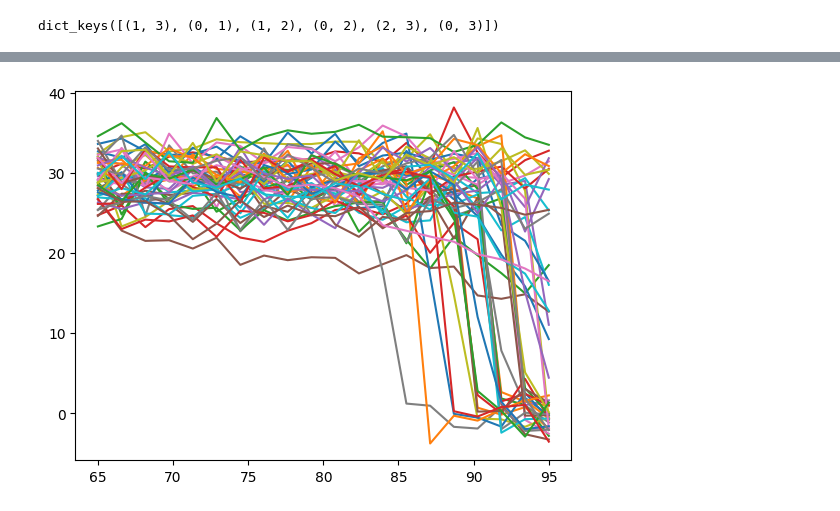
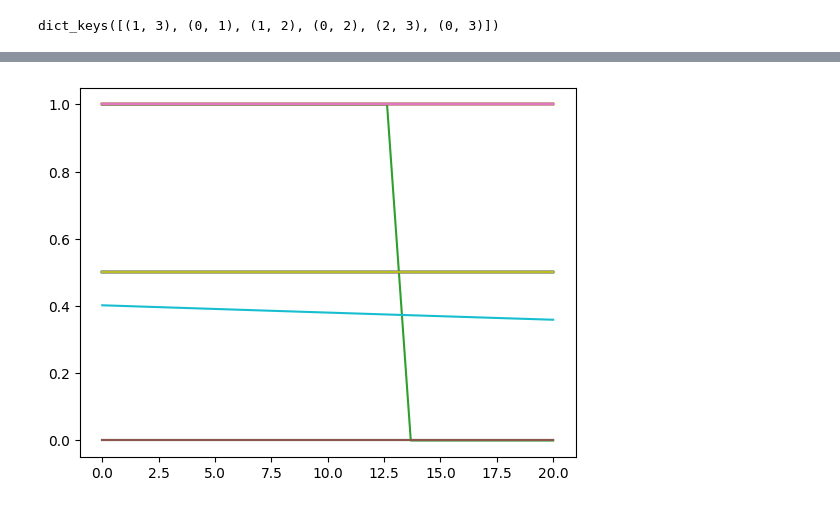
Before and after one commit to felixlaplante/paquid-jmstate, a Jupyter notebook: paquid-test.ipynb, the cells around one changed output, grey strips where cells are left out. Saved outputs shown, nothing was run; the diff lists cells and outputs as text; code cells hidden in the pictures.

```diff
--- a/paquid-test.ipynb
+++ b/paquid-test.ipynb
@@ -60,38 +76,35 @@ for key, value in buckets.items():
     exp_fit = ExponentialFitter().fit(t1 - t0)
     surv_params[key] = torch.tensor(exp_fit.lambda_, dtype=torch.float32)
 # %%
-def log_exp(t1, t0, log_lambda):
-    return log_lambda
+def sigmoid(t, x, psi):
+    b = psi[:, [0]]
+    c = psi[:, [1]]
 
-def sigmoid(t, x, psi):
-    a = psi[:, [0]]
-    b = torch.exp(psi[:, [1]])
-    c = psi[:, [2]]
-
-    res = a * torch.sigmoid(b * (c - t))
+    res = torch.sigmoid(b * (c - t))
     return res[:, :, None]
 
 def link(t, x, psi):
-    a = psi[:, [0]]
-    b = torch.exp(psi[:, [1]])
-    c = psi[:, [2]]
+    b = psi[:, [0]]
+    c = psi[:, [1]]
 
     s = torch.sigmoid(b * (c - t))
 
-    f = a * s
-    fp = -a * b * s * (1.0 - s)
+    f = s
+    fp = -b * s * (1.0 - s)
 
     return torch.stack((f, fp), dim=2)
 
-f = lambda gamma, b: gamma + b
+def f(gamma, b):
+    psi = gamma + b
+    return torch.nn.functional.softplus(psi)
 # %%
 surv = {
-    key: (lambda t0, t1: log_exp(t0, t1, torch.log(surv_params[key])), link)
+    key: (jmstate.base_hazard.exponential(surv_params[key]), link)
     for key in buckets.keys()
 }
 
-init_gamma = torch.tensor([28.0945,  1.7328, 91.8791])
-init_Q_inv = torch.tensor([-0.6639, -0.6833, -1.5302])
+init_gamma = torch.zeros(2)
+init_Q_inv = torch.zeros(3)
 init_R_inv = torch.zeros(1)
 
 init_alphas = {
@@ -106,7 +119,7 @@ init_betas = {
 
 init_params = ModelParams(
     init_gamma,
-    (init_Q_inv, "diag"),
+    (init_Q_inv, "full"),
     (init_R_inv, "ball"),
     init_alphas,
     init_betas
@@ -130,7 +143,7 @@ data = ModelData(
 # %%
 history = []
 callback = lambda : history.append([p.detach().clone() for p in model.params_.as_list])
-model.fit(data, n_iter=5000, callback=callback)
+model.fit(data, n_iter=2000, callback=callback)
 # %%
 
 for i in range(len(history[0])):
@@ -166,20 +178,20 @@ ValueError: Fisher Information Matrix must be previously computed. CIs may not b
 # %%
 N = 50
 
-Q = model.params_.get_precision("Q").detach()
+Q = model.params_.get_cholesky("Q").detach()
 Q = torch.linalg.inv(Q)
 
-R = model.params_.get_precision("R").detach()
+R = model.params_.get_cholesky("R").detach()
 R = torch.linalg.inv(R)
 
-b_sim = torch.randn(N, model.params_.gamma.detach().shape[0]) @ torch.tensor(scipy.linalg.sqrtm(Q.numpy()))
+b_sim = torch.randn(N, model.params_.gamma.detach().shape[0]) @ Q
 psi_sim = f(model.params_.gamma, b_sim)
 x_sim = KernelDensity().fit(x).sample(N)
 
 y_sim = model.model_design.h(torch.linspace(65, 95, 20), x_sim, psi_sim)
-y_sim += torch.randn_like(y_sim) @ torch.tensor(scipy.linalg.sqrtm(R.numpy()))
-plt.plot(torch.linspace(65, 95, 20), y_sim.squeeze(-1).T.detach().numpy())
+#y_sim += torch.randn_like(y_sim) @ R
+plt.plot(torch.linspace(0, 20, 20), y_sim.squeeze(-1).T.detach().numpy())
 plt.show()
 # %% [output]
-[figure, old version]
+[figure, new version]
 # %%
```
Also changed, not shown: parts of 7 cells of this notebook, 1 other file.
